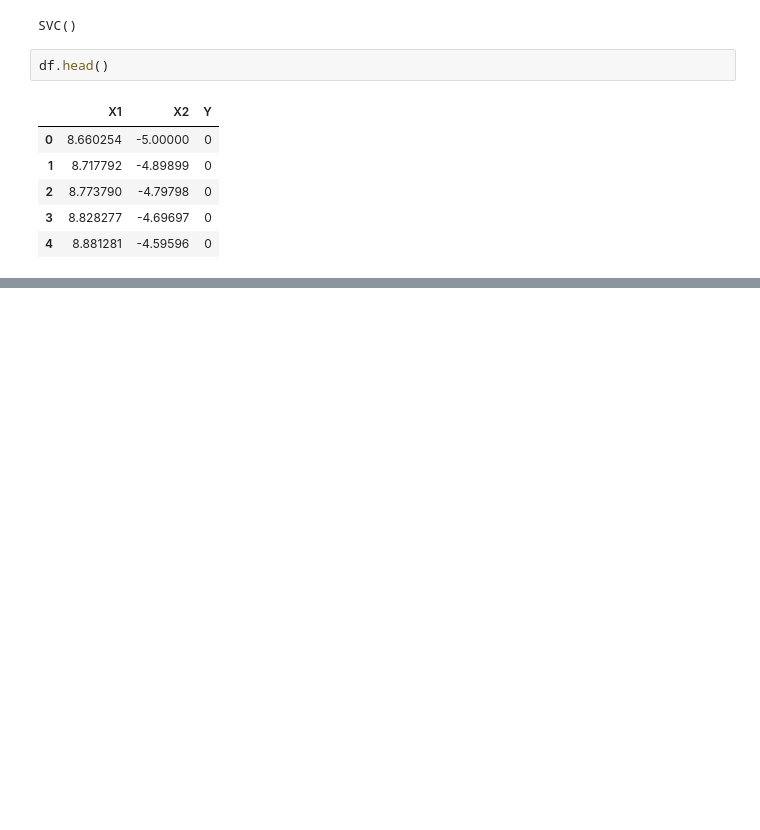
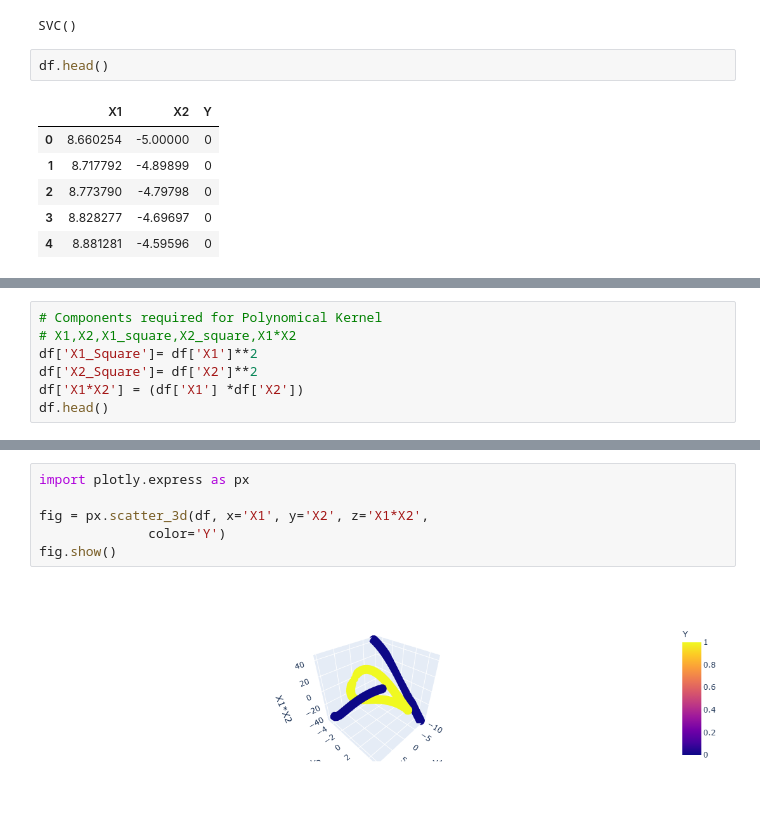
Before and after one commit to harkirat-data/SVM-kernels, a Jupyter notebook: kernels.ipynb, the cells around one changed output, grey strips where cells are left out. Drawn from its saved outputs; the diff is of its cells as text; blank space fills up the shorter version.

```diff
--- a/kernels.ipynb
+++ b/kernels.ipynb
@@ -87,0 +103,7 @@ df.head()
+# %%
+# Components required for Polynomical Kernel
+# X1,X2,X1_square,X2_square,X1*X2
+df['X1_Square']= df['X1']**2
+df['X2_Square']= df['X2']**2
+df['X1*X2'] = (df['X1'] *df['X2'])
+df.head()
@@ -87,0 +154,8 @@ df.head()
+# %%
+import plotly.express as px
+
+fig = px.scatter_3d(df, x='X1', y='X2', z='X1*X2',
+              color='Y')
+fig.show()
+# %% [output]
+[figure, added]
```
Also changed, not shown: parts of 9 cells of this notebook.
